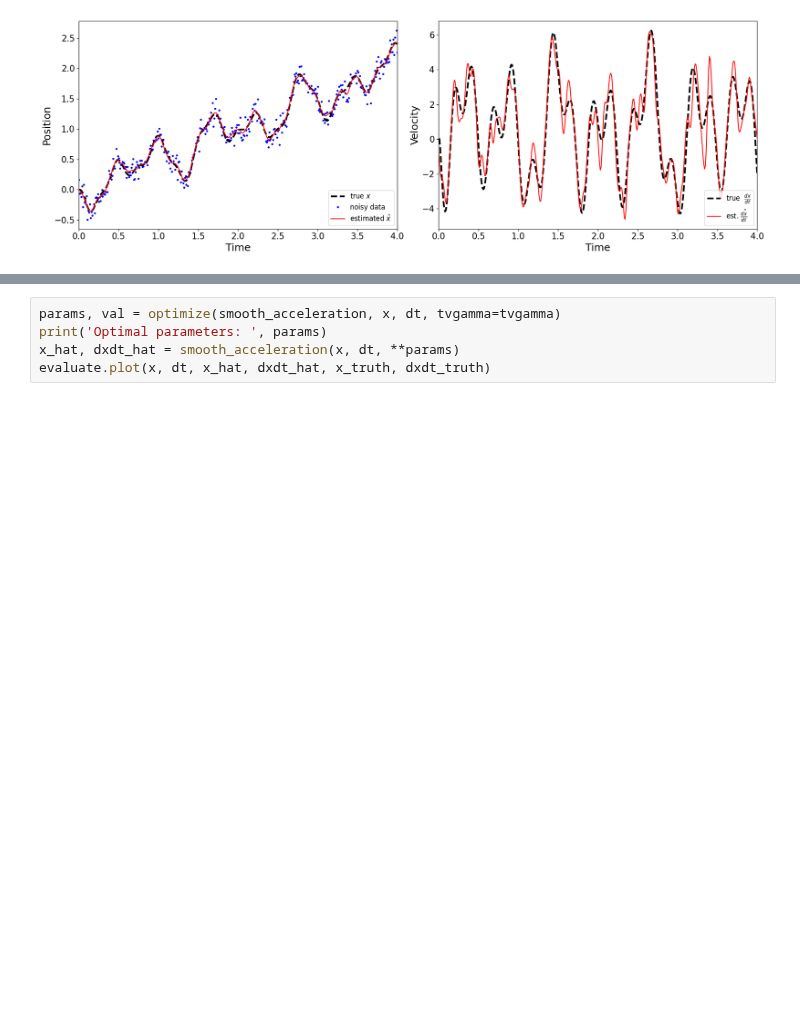
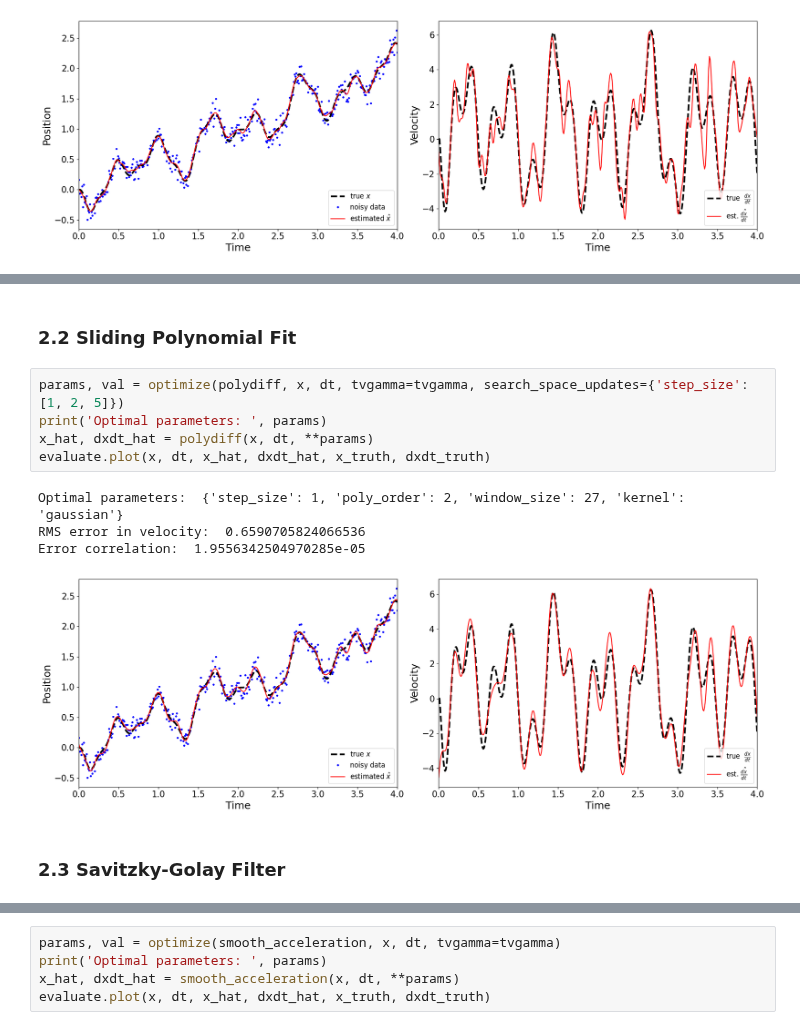
Before and after one commit to florisvb/PyNumDiff, a Jupyter notebook: examples/2b_optimizing_parameters_with_dxdt_unknown.ipynb, the cells around one changed output, grey strips where cells are left out. Saved outputs shown, nothing was run; the diff lists cells and outputs as text; blank space fills up the shorter version.

```diff
--- a/examples/2b_optimizing_parameters_with_dxdt_unknown.ipynb
+++ b/examples/2b_optimizing_parameters_with_dxdt_unknown.ipynb
@@ -210,0 +174,14 @@ Error correlation:  0.0009580454475983382
+# %% [markdown]
+### 2.2 Sliding Polynomial Fit
+# %%
+params, val = optimize(polydiff, x, dt, tvgamma=tvgamma, search_space_updates={'step_size':[1, 2, 5]})
+print('Optimal parameters: ', params)
+x_hat, dxdt_hat = polydiff(x, dt, **params)
+evaluate.plot(x, dt, x_hat, dxdt_hat, x_truth, dxdt_truth)
+# %% [output]
+Optimal parameters:  {'step_size': 1, 'poly_order': 2, 'window_size': 27, 'kernel': 'gaussian'}
+RMS error in velocity:  0.6590705824066536
+Error correlation:  1.9556342504970285e-05
+[figure, added]
+# %% [markdown]
+### 2.3 Savitzky-Golay Filter
```
Also changed, not shown: parts of 51 cells of this notebook, 9 other files.
